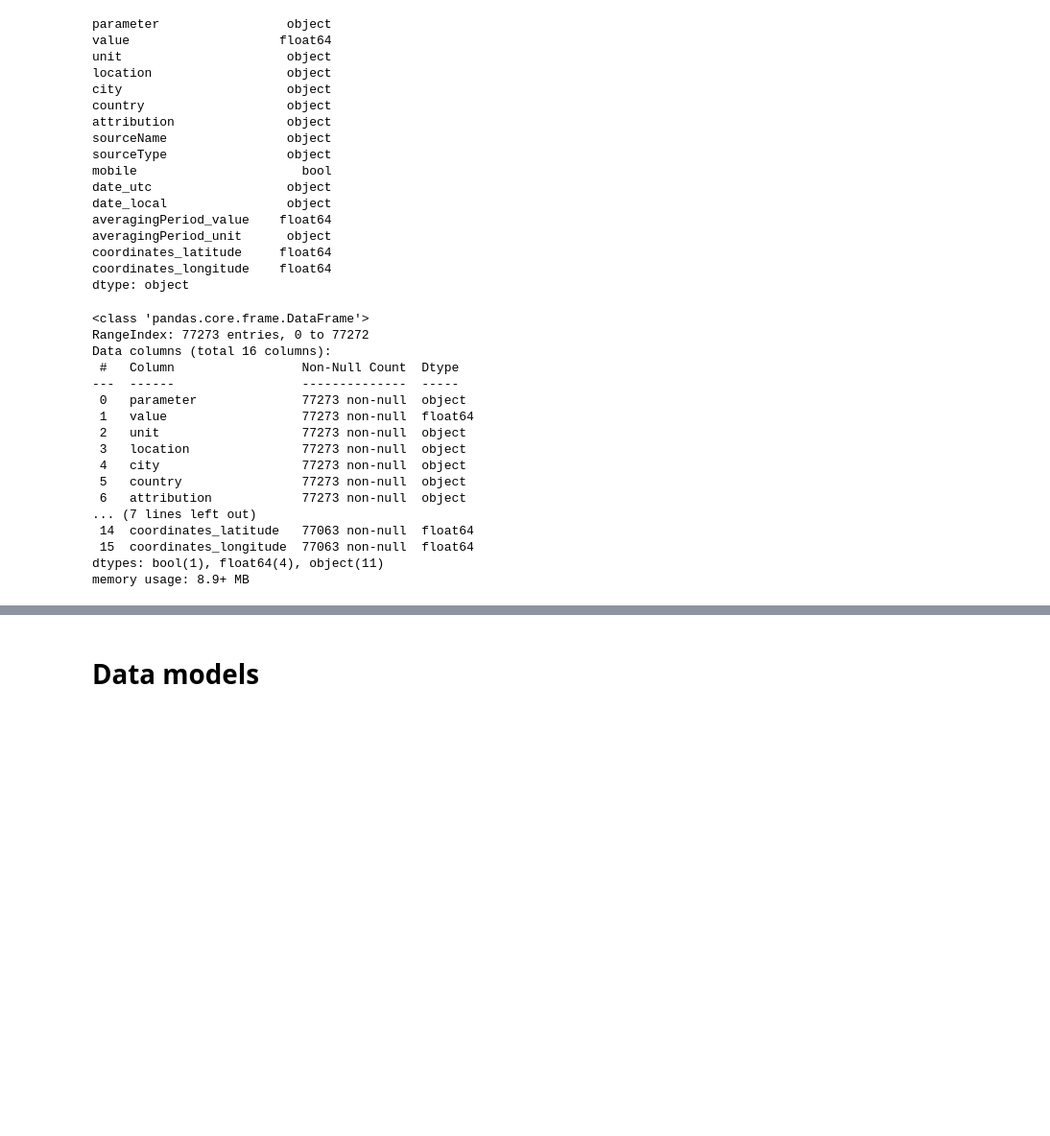
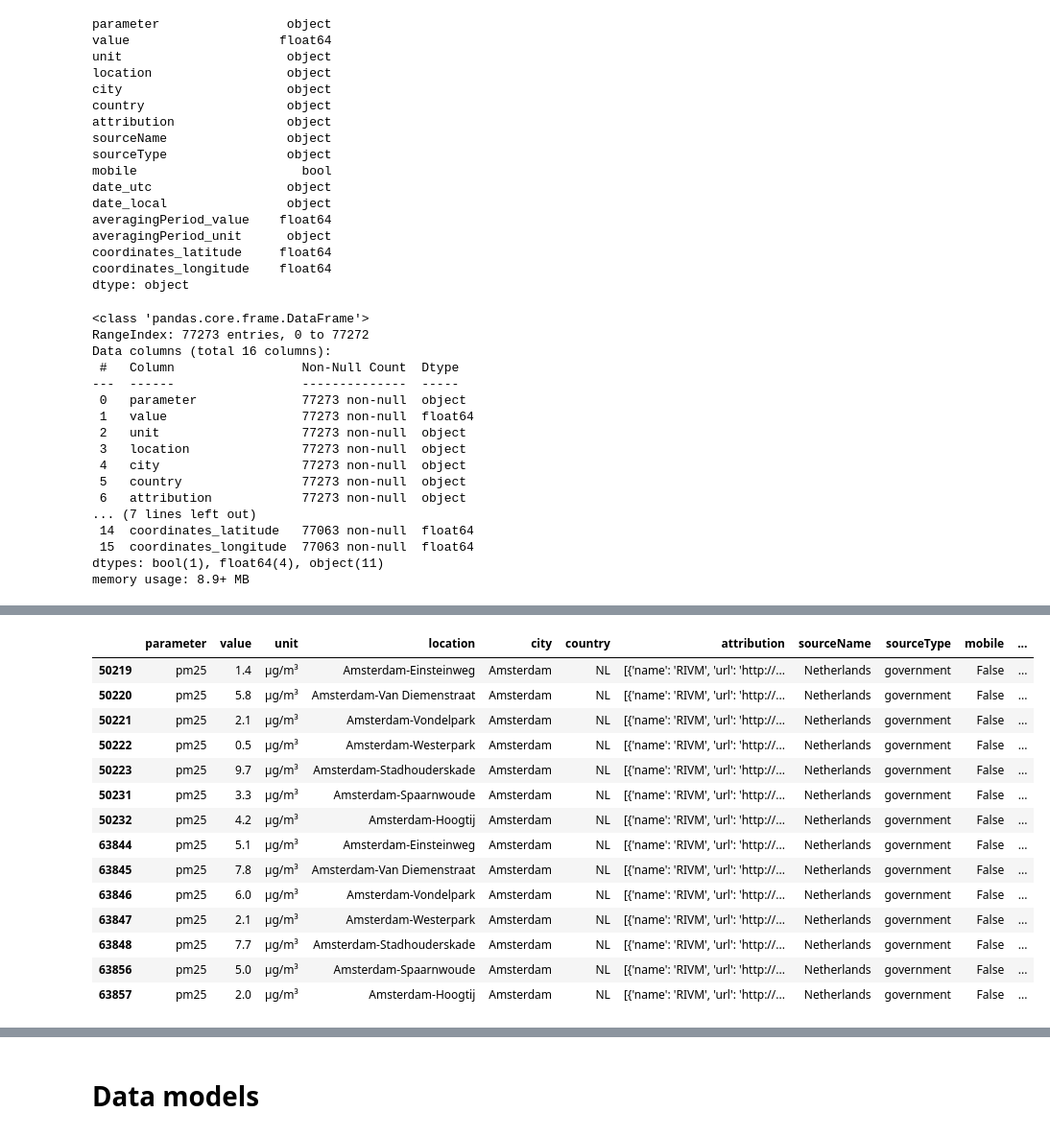
Before and after one commit to alkistz/pp-assessment, a Jupyter notebook: air_quality/notebooks/testing.ipynb, the cells around one changed output, grey strips where cells are left out. Shown: that part at 96% size. Drawn from its saved outputs; the diff is of its cells as text; code cells hidden in the pictures; blank space fills up the shorter version.

```diff
--- a/air_quality/notebooks/testing.ipynb
+++ b/air_quality/notebooks/testing.ipynb
@@ -141,0 +136,18 @@ profile.to_file("air_quality_report.html")
+# %%
+from enum import Enum, unique
+
+@unique
+class AirQualityIndex(Enum):
+    PM25: str = 'pm25'
+    PM10: str = 'pm10'
+    O3: str = 'o3'
+    NO2: str = 'no2'
+    CO: str = 'co'
+
+    @classmethod
+    def to_list(cls):
+        return [index.value  for index in cls.__members__.values()]
+
+
+
+AirQualityIndex.to_list()
@@ -141,0 +156,24 @@ profile.to_file("air_quality_report.html")
+# %%
+
+
+
+counties = list(countries_df.country_code)
+paramaters = AirQualityIndex.to_list()
+
+def filter_air_quality_data(df: pd.DataFrame, countries: List[str], paramaters: List[str]) -> pd.DataFrame:
+    # columns_filter = ['parameter', 'value', 'city','date_utc', 'date_local', 'averagingPeriod_value', 'averagingPeriod_unit']
+    filter = df['country'].isin(countries) & df['parameter'].isin(paramaters)
+    return df[filter].copy()
+
+
+def filter_by_parameter(df, parameter):
+    return df[df['parameter'] == parameter].copy()
+
+
+
+filtered_df = filter_air_quality_data(df, counties, paramaters)
+filtered_df['date_utc'] = pd.to_datetime(filtered_df['date_utc'])
+filtered_df['date_local'] = pd.to_datetime(filtered_df['date_local'])
+
+# filtered_df['date_utc'] = pd.to_datetime(filtered_df['date_utc'])
+pm25_df = filter_by_parameter(filtered_df, AirQualityIndex.PM25.value)
@@ -141,0 +200,18 @@ profile.to_file("air_quality_report.html")
+# %%
+pm25_df[pm25_df['city'] == 'Amsterdam']
+# %% [output]
+|  | parameter | value | unit | location | city | country | attribution | sourceName | sourceType | mobile | ... |
+| 50219 | pm25 | 1.4 | µg/m³ | Amsterdam-Einsteinweg | Amsterdam | NL | [{'name': 'RIVM', 'url': 'http://... | Netherlands | government | False | ... |
+| 50220 | pm25 | 5.8 | µg/m³ | Amsterdam-Van Diemenstraat | Amsterdam | NL | [{'name': 'RIVM', 'url': 'http://... | Netherlands | government | False | ... |
+| 50221 | pm25 | 2.1 | µg/m³ | Amsterdam-Vondelpark | Amsterdam | NL | [{'name': 'RIVM', 'url': 'http://... | Netherlands | government | False | ... |
+| 50222 | pm25 | 0.5 | µg/m³ | Amsterdam-Westerpark | Amsterdam | NL | [{'name': 'RIVM', 'url': 'http://... | Netherlands | government | False | ... |
+| 50223 | pm25 | 9.7 | µg/m³ | Amsterdam-Stadhouderskade | Amsterdam | NL | [{'name': 'RIVM', 'url': 'http://... | Netherlands | government | False | ... |
+| 50231 | pm25 | 3.3 | µg/m³ | Amsterdam-Spaarnwoude | Amsterdam | NL | [{'name': 'RIVM', 'url': 'http://... | Netherlands | government | False | ... |
+| 50232 | pm25 | 4.2 | µg/m³ | Amsterdam-Hoogtij | Amsterdam | NL | [{'name': 'RIVM', 'url': 'http://... | Netherlands | government | False | ... |
+| 63844 | pm25 | 5.1 | µg/m³ | Amsterdam-Einsteinweg | Amsterdam | NL | [{'name': 'RIVM', 'url': 'http://... | Netherlands | government | False | ... |
+| 63845 | pm25 | 7.8 | µg/m³ | Amsterdam-Van Diemenstraat | Amsterdam | NL | [{'name': 'RIVM', 'url': 'http://... | Netherlands | government | False | ... |
+| 63846 | pm25 | 6.0 | µg/m³ | Amsterdam-Vondelpark | Amsterdam | NL | [{'name': 'RIVM', 'url': 'http://... | Netherlands | government | False | ... |
+| 63847 | pm25 | 2.1 | µg/m³ | Amsterdam-Westerpark | Amsterdam | NL | [{'name': 'RIVM', 'url': 'http://... | Netherlands | government | False | ... |
+| 63848 | pm25 | 7.7 | µg/m³ | Amsterdam-Stadhouderskade | Amsterdam | NL | [{'name': 'RIVM', 'url': 'http://... | Netherlands | government | False | ... |
+| 63856 | pm25 | 5.0 | µg/m³ | Amsterdam-Spaarnwoude | Amsterdam | NL | [{'name': 'RIVM', 'url': 'http://... | Netherlands | government | False | ... |
+| 63857 | pm25 | 2.0 | µg/m³ | Amsterdam-Hoogtij | Amsterdam | NL | [{'name': 'RIVM', 'url': 'http://... | Netherlands | government | False | ... |
```
Also changed, not shown: parts of 7 cells of this notebook, 2 other files.
